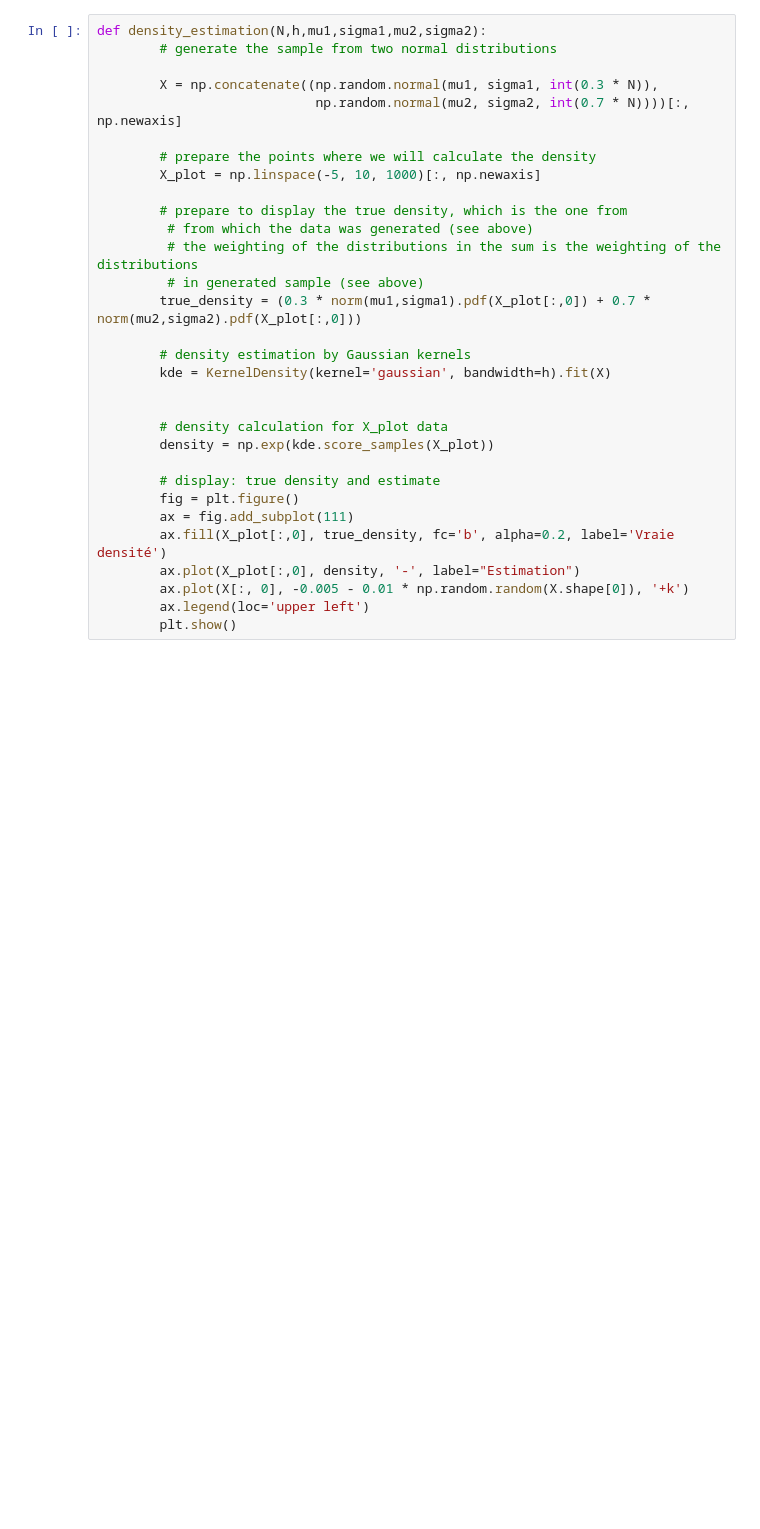
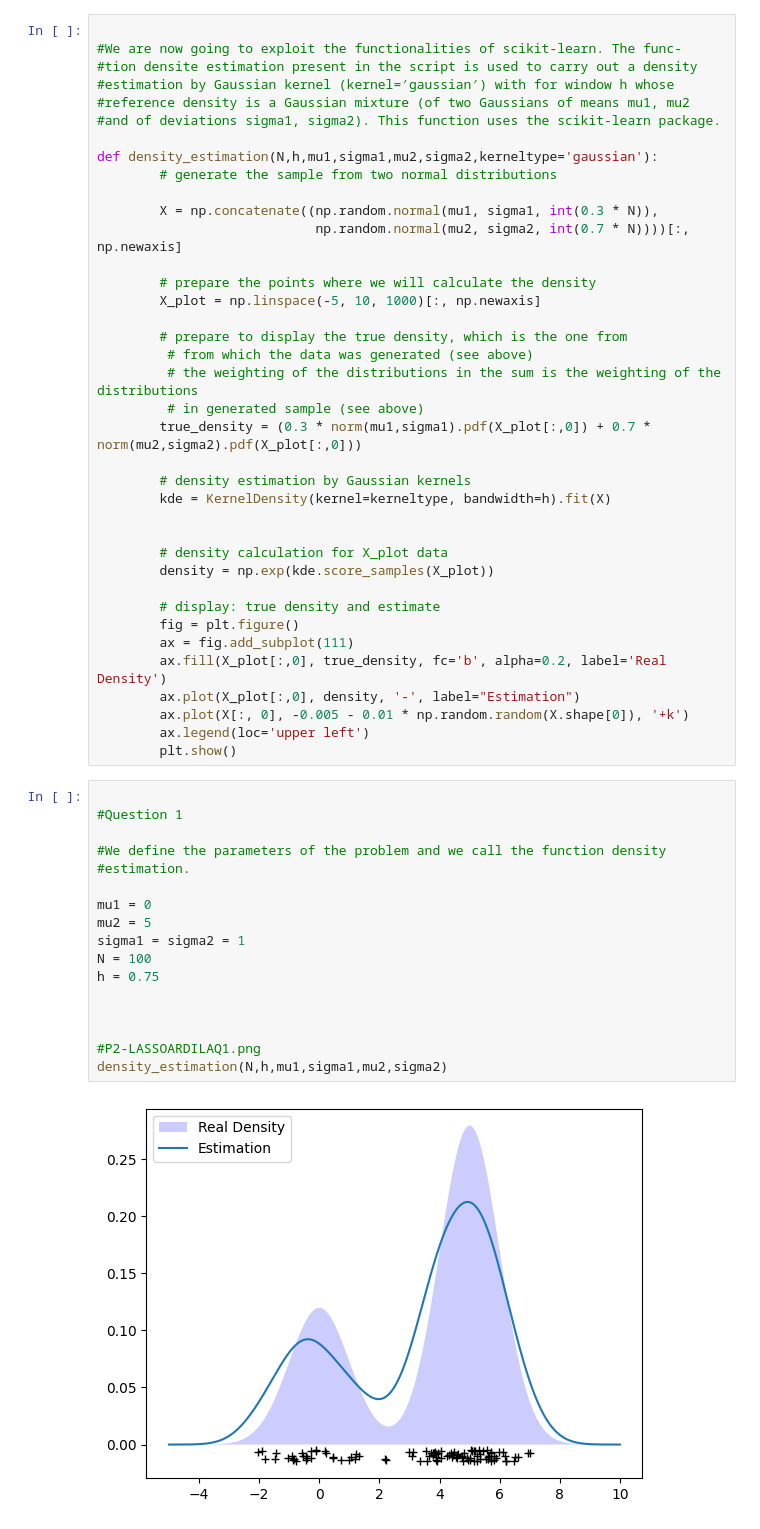
Before and after one commit to MurphLaws/statistics, a Jupyter notebook: TP3.ipynb, the cells around one changed output. Cells and saved outputs as stored; diff of their text form; blank space fills up the shorter version.

```diff
--- a/TP3.ipynb
+++ b/TP3.ipynb
@@ -275,5 +365,12 @@ Allplotfhathoptimal(-3,3,0.8,'r','g','b','orange','purple',samplesize=10)
 # %%
-def density_estimation(N,h,mu1,sigma1,mu2,sigma2):
+
+#We are now going to exploit the functionalities of scikit-learn. The func-
+#tion densite estimation present in the script is used to carry out a density
+#estimation by Gaussian kernel (kernel=′gaussian′) with for window h whose
+#reference density is a Gaussian mixture (of two Gaussians of means mu1, mu2
+#and of deviations sigma1, sigma2). This function uses the scikit-learn package.
+
+def density_estimation(N,h,mu1,sigma1,mu2,sigma2,kerneltype='gaussian'):
         # generate the sample from two normal distributions
 
         X = np.concatenate((np.random.normal(mu1, sigma1, int(0.3 * N)),
@@ -289,7 +386,7 @@ def density_estimation(N,h,mu1,sigma1,mu2,sigma2):
         true_density = (0.3 * norm(mu1,sigma1).pdf(X_plot[:,0]) + 0.7 * norm(mu2,sigma2).pdf(X_plot[:,0]))
 
         # density estimation by Gaussian kernels
-        kde = KernelDensity(kernel='gaussian', bandwidth=h).fit(X)
+        kde = KernelDensity(kernel=kerneltype, bandwidth=h).fit(X)
 
 
         # density calculation for X_plot data
@@ -298,8 +395,27 @@ def density_estimation(N,h,mu1,sigma1,mu2,sigma2):
         # display: true density and estimate
         fig = plt.figure()
         ax = fig.add_subplot(111)
-        ax.fill(X_plot[:,0], true_density, fc='b', alpha=0.2, label='Vraie densité')
+        ax.fill(X_plot[:,0], true_density, fc='b', alpha=0.2, label='Real Density')
         ax.plot(X_plot[:,0], density, '-', label="Estimation")
         ax.plot(X[:, 0], -0.005 - 0.01 * np.random.random(X.shape[0]), '+k')
         ax.legend(loc='upper left')
         plt.show()
+# %%
+
+#Question 1
+
+#We define the parameters of the problem and we call the function density
+#estimation.
+
+mu1 = 0
+mu2 = 5
+sigma1 = sigma2 = 1
+N = 100
+h = 0.75
+
+
+
+#P2-LASSOARDILAQ1.png
+density_estimation(N,h,mu1,sigma1,mu2,sigma2)
+# %% [output]
+[figure, added]
```
Also changed, not shown: parts of 26 cells of this notebook, 9 other files.
